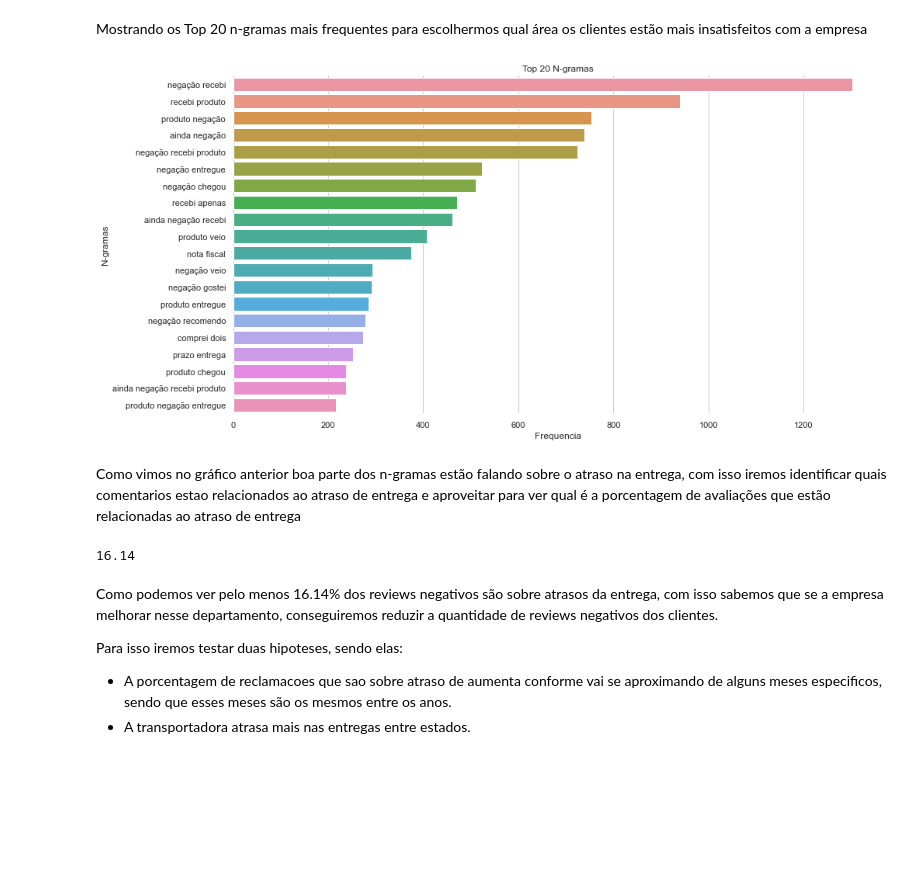
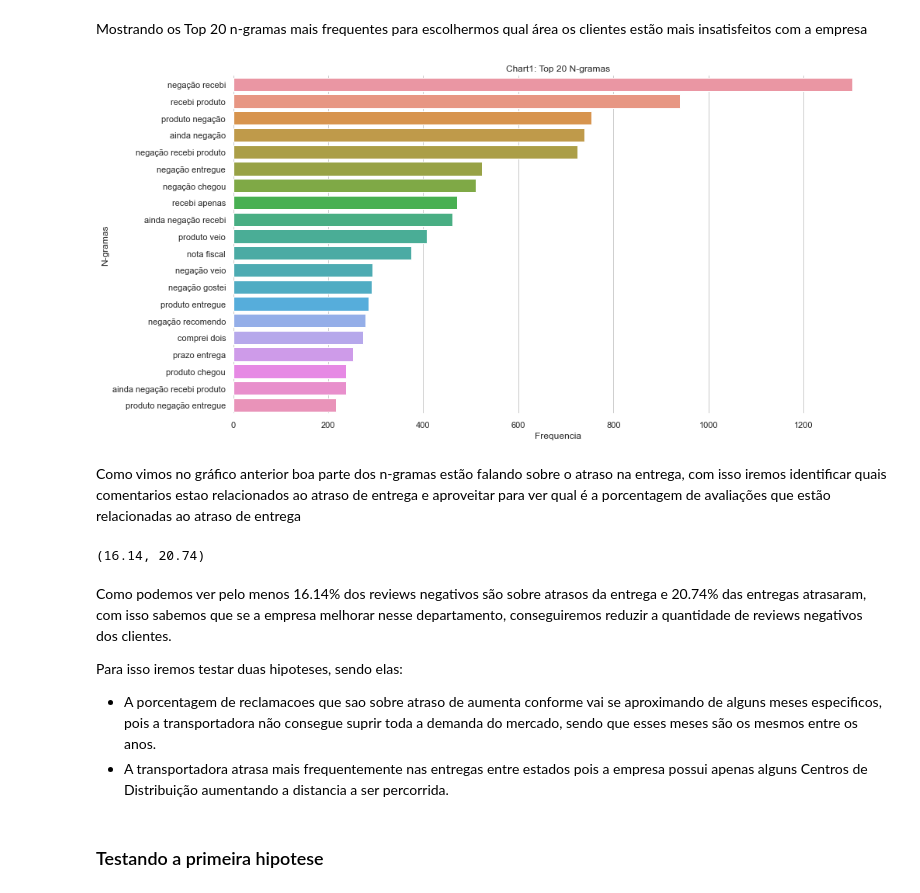
Before and after one commit to 4rfel/nlp, a Jupyter notebook: pi/pi.ipynb, the cells around one changed output. Cells and saved outputs as stored; diff of their text form; code cells hidden in the pictures; blank space fills up the shorter version.

```diff
--- a/pi/pi.ipynb
+++ b/pi/pi.ipynb
@@ -128,23 +128,23 @@ Mostrando os Top 20 n-gramas mais frequentes para escolhermos qual área os clie
 # %%
 k = {}
 for trigram in ngram:
     for j in trigram:
         if j[1] in k:
             k[j[1]] += 1
         else:
             k[j[1]] = 1
 
 # sort the trigrams by frequency
 k = sorted(k.items(), key=lambda x: x[1], reverse=True)[0:20]
 # horizontal bar chart of the top 20 Trigrams
 sns.set_theme(style="whitegrid")
 f, ax = plt.subplots(figsize=(15, 8))
 sns.barplot(x=[i[1] for i in k], y=[i[0] for i in k])
 ax.set(ylabel="N-gramas",
-       xlabel="Frequencia", title="Top 20 N-gramas")
+       xlabel="Frequencia", title="Chart1: Top 20 N-gramas")
 sns.despine(left=True, bottom=True)
 # %% [output]
-[figure, old version]
+[figure, new version]
 # %% [markdown]
 Como vimos no gráfico anterior boa parte dos n-gramas estão falando sobre o atraso na entrega, com isso iremos identificar quais comentarios estao relacionados ao atraso de entrega e aproveitar para ver qual é a porcentagem de avaliações que estão relacionadas ao atraso de entrega
 # %%
@@ -156,19 +156,27 @@ def check_complaint(txt):
             return True
     return False
 
+def has_delayed(row):
+    expected_delivery = row.expected_delivery
+    custumer_received = row.custumer_received
+    return (custumer_received - expected_delivery).days > 0
+
 # create a new collumn if the a complaint is find in a comment
-unfavorable["complaints_about_delivery"] = unfavorable.comment.apply(check_complaint)
+unfavorable["complaints_about_delivery"] = unfavorable["comment"].apply(check_complaint)
+unfavorable["has_delayed"] = unfavorable.apply(has_delayed, axis=1)
 
 # % of complaints that are about delivery time
-round(unfavorable["complaints_about_delivery"].value_counts()[1]/unfavorable.shape[0] * 100, 2)
+round(unfavorable["complaints_about_delivery"].value_counts()[1]/unfavorable.shape[0] * 100, 2), round(unfavorable["has_delayed"].value_counts()[1]/unfavorable.shape[0] * 100, 2)
 # %% [output]
-16.14
+(16.14, 20.74)
 # %% [markdown]
-Como podemos ver pelo menos 16.14% dos reviews negativos são sobre atrasos da entrega, com isso sabemos que se a empresa melhorar nesse departamento, conseguiremos reduzir a quantidade de reviews negativos dos clientes.
+Como podemos ver pelo menos 16.14% dos reviews negativos são sobre atrasos da entrega e 20.74% das entregas atrasaram, com isso sabemos que se a empresa melhorar nesse departamento, conseguiremos reduzir a quantidade de reviews negativos dos clientes.
 
 Para isso iremos testar duas hipoteses, sendo elas:
 
-* A porcentagem de reclamacoes que sao sobre atraso de aumenta conforme vai se aproximando de alguns meses especificos, sendo que esses meses são os mesmos entre os anos.
-* A transportadora atrasa mais nas entregas entre estados.
+* A porcentagem de reclamacoes que sao sobre atraso de aumenta conforme vai se aproximando de alguns meses especificos, pois a transportadora não consegue suprir toda a demanda do mercado, sendo que esses meses são os mesmos entre os anos.
+* A transportadora atrasa mais frequentemente nas entregas entre estados pois a empresa possui apenas alguns Centros de Distribuição aumentando a distancia a ser percorrida.
+# %% [markdown]
+### Testando a primeira hipotese
 # %%
 # % of complaints agrouped by month and year and separated if it is a complaint about delivery time
```
Also changed, not shown: parts of 8 cells of this notebook, 1 other file.
